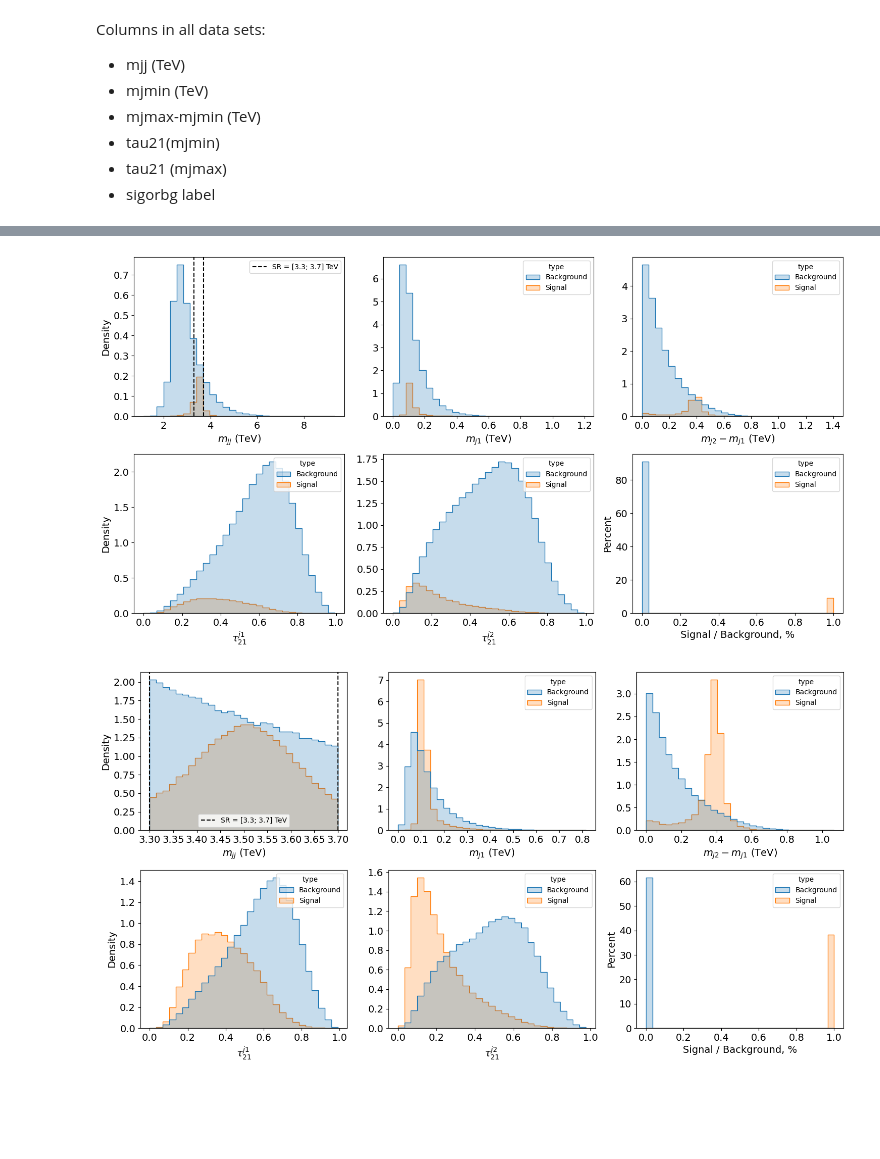
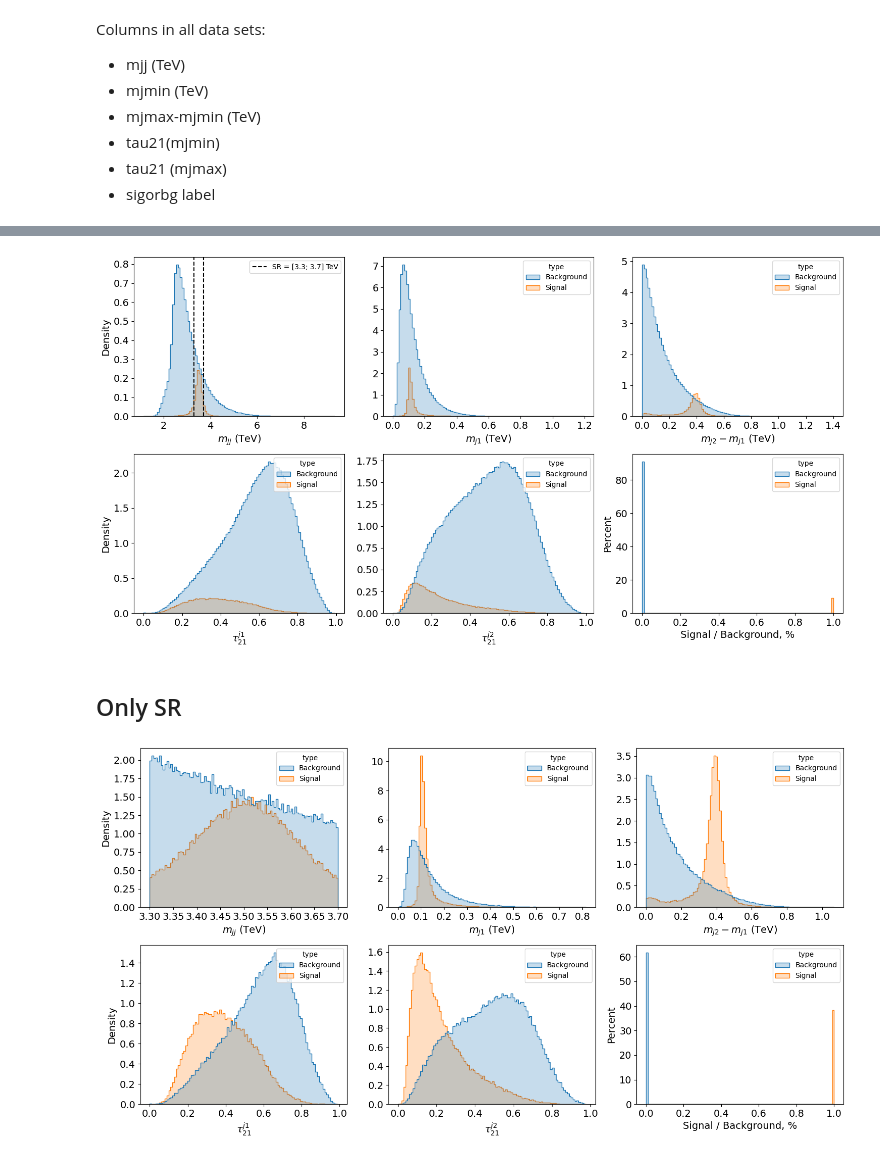
Before and after one commit to necroshine0/new_physics, a Jupyter notebook: notebooks/analytics/visual_analysis.ipynb, the cells around one changed output, grey strips where cells are left out. Drawn from its saved outputs; the diff is of its cells as text; code cells hidden in the pictures; blank space fills up the shorter version.

```diff
--- a/notebooks/analytics/visual_analysis.ipynb
+++ b/notebooks/analytics/visual_analysis.ipynb
@@ -35,5 +26,5 @@ LHCO_RD_dataset.shape, LHCO_RD_dataset.to_numpy()[:, 5].sum()
 # %%
-def feature_hists(X, n_bins=30, highlight_SR=False):
+def feature_hists(X, n_bins=101, stat="density", common_norm=True, highlight_SR=False):
     x_names = [r'$m_{jj}$ (TeV)', r'$m_{j1}$ (TeV)', r'$m_{j2}-m_{j1}$ (TeV)',
                r'$\tau_{21}^{j1}$', r'$\tau_{21}^{j2}$', 'Signal / Background, %']
     x_columns = X.columns
@@ -44,11 +35,12 @@ def feature_hists(X, n_bins=30, highlight_SR=False):
     for i in range(X.shape[1] - 1):
         plt.subplot(2, 3, i + 1)
         bins = np.linspace(X[x_columns[i]].min(), X[x_columns[i]].max(), n_bins)
-        stat = "density" if i != 5 else "percent"
-        sns.histplot(data=X, x=x_columns[i], stat=stat, element="step", hue="type", bins=bins, linewidth=1)
+        stat = stat if i != 5 else "percent"
+        sns.histplot(data=X, x=x_columns[i], stat=stat, element="step", hue="type",
+                     bins=bins, linewidth=1, common_norm=common_norm)
         plt.xlabel(x_names[i], size=14)
         if i % 3 == 0:
-            plt.ylabel('Density', size=14)
+            plt.ylabel(stat[0].upper() + stat[1:], size=14)
         elif i == 5:
             plt.ylabel('Percent', size=14)
         else:
@@ -65,12 +93,14 @@ def feature_hists(X, n_bins=30, highlight_SR=False):
 # %%
-feature_hists(LHCO_RD_dataset, highlight_SR=True)
+feature_hists(LHCO_RD_dataset, stat="density", common_norm=True, highlight_SR=True)
 # %% [output]
-[figure, old version]
+[figure, new version]
+# %% [markdown]
+## Only SR
 # %%
 LHCO_SR = LHCO_RD_dataset.loc[LHCO_RD_dataset['0'].between(3.3, 3.7)]
-feature_hists(LHCO_SR, highlight_SR=True)
+feature_hists(LHCO_SR, highlight_SR=False)
 # %% [output]
-[figure, old version]
+[figure, new version]
 # %%
 LHCO_SB = LHCO_RD_dataset.loc[(LHCO_RD_dataset['0'] < 3.3) | (LHCO_RD_dataset['0'] > 3.7)]
 feature_hists(LHCO_SB, highlight_SR=True)
```
Also changed, not shown: parts of 37 cells of this notebook, 28 other files.
